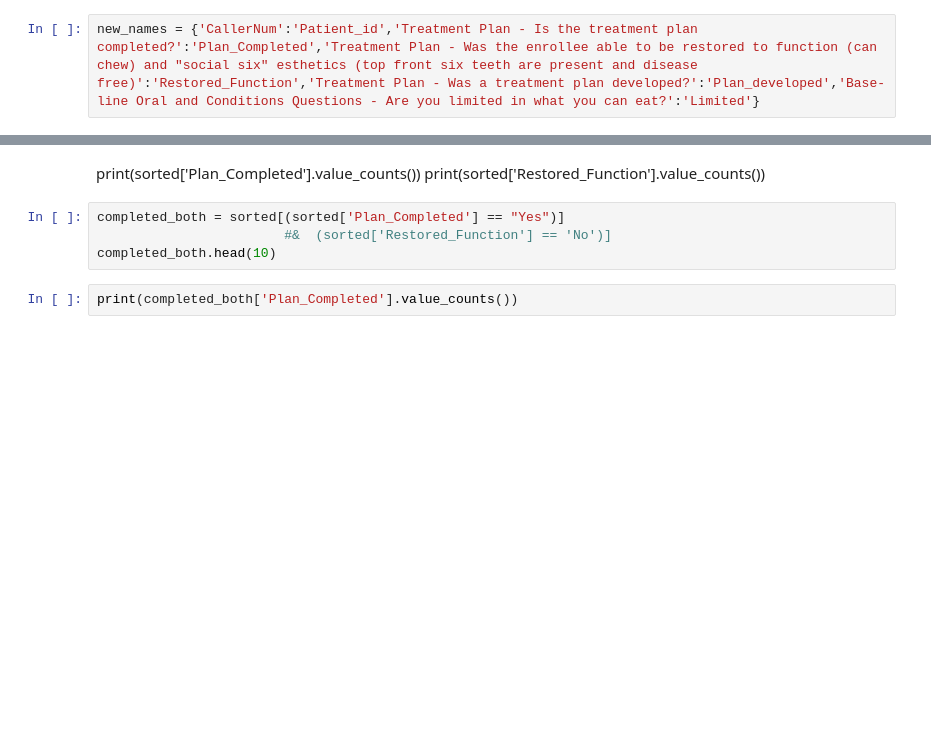
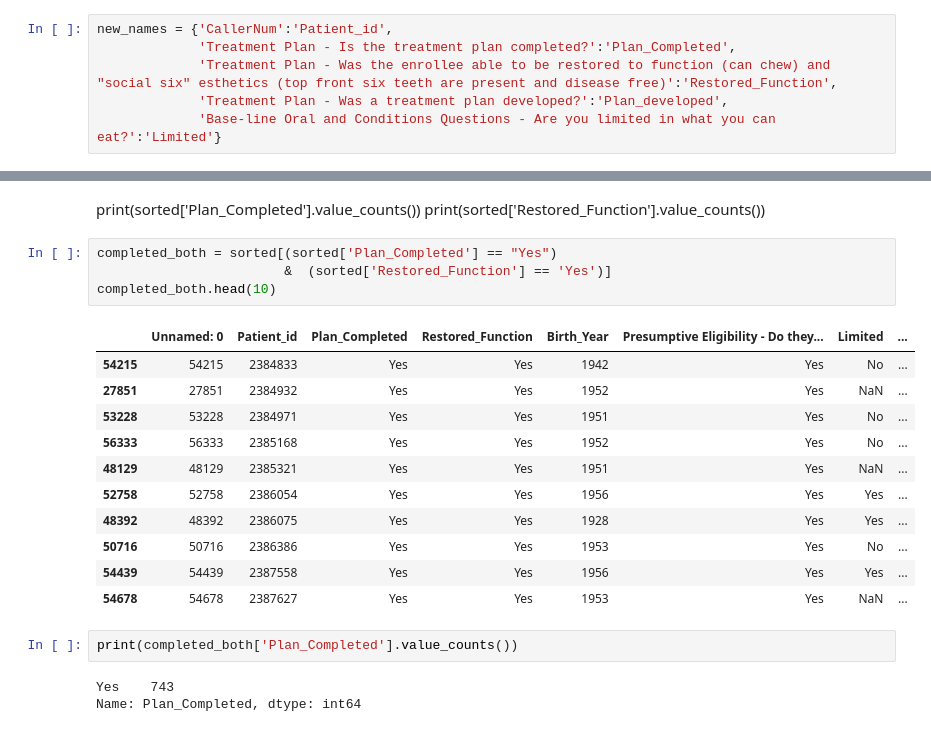
Before and after one commit to Rhunsilval/smile_on_python, a Jupyter notebook: Notebook/outcomes.ipynb, the cells around one changed output, grey strips where cells are left out. Drawn from its saved outputs; the diff is of its cells as text; blank space fills up the shorter version.

```diff
--- a/Notebook/outcomes.ipynb
+++ b/Notebook/outcomes.ipynb
@@ -24,5 +44,9 @@ print(df['Treatment Plan - Was the enrollee able to be restored to function (can
 # %%
-new_names = {'CallerNum':'Patient_id','Treatment Plan - Is the treatment plan completed?':'Plan_Completed','Treatment Plan - Was the enrollee able to be restored to function (can chew) and "social six" esthetics (top front six teeth are present and disease free)':'Restored_Function','Treatment Plan - Was a treatment plan developed?':'Plan_developed','Base-line Oral and Conditions Questions - Are you limited in what you can eat?':'Limited'}
+new_names = {'CallerNum':'Patient_id',
+             'Treatment Plan - Is the treatment plan completed?':'Plan_Completed',
+             'Treatment Plan - Was the enrollee able to be restored to function (can chew) and "social six" esthetics (top front six teeth are present and disease free)':'Restored_Function',
+             'Treatment Plan - Was a treatment plan developed?':'Plan_developed',
+             'Base-line Oral and Conditions Questions - Are you limited in what you can eat?':'Limited'}
 # %%
 df.rename(columns=new_names, inplace=True)
 df.head()
@@ -100,10 +227,25 @@ sorted.head()
 print(sorted['Plan_Completed'].value_counts())
 print(sorted['Restored_Function'].value_counts())
 # %%
-completed_both = sorted[(sorted['Plan_Completed'] == "Yes")]
-                        #&  (sorted['Restored_Function'] == 'No')]
+completed_both = sorted[(sorted['Plan_Completed'] == "Yes")
+                        &  (sorted['Restored_Function'] == 'Yes')]
 completed_both.head(10)
+# %% [output]
+|  | Unnamed: 0 | Patient_id | Plan_Completed | Restored_Function | Birth_Year | Presumptive Eligibility - Do they... | Limited | ... |
+| 54215 | 54215 | 2384833 | Yes | Yes | 1942 | Yes | No | ... |
+| 27851 | 27851 | 2384932 | Yes | Yes | 1952 | Yes | NaN | ... |
+| 53228 | 53228 | 2384971 | Yes | Yes | 1951 | Yes | No | ... |
+| 56333 | 56333 | 2385168 | Yes | Yes | 1952 | Yes | No | ... |
+| 48129 | 48129 | 2385321 | Yes | Yes | 1951 | Yes | NaN | ... |
+| 52758 | 52758 | 2386054 | Yes | Yes | 1956 | Yes | Yes | ... |
+| 48392 | 48392 | 2386075 | Yes | Yes | 1928 | Yes | Yes | ... |
+| 50716 | 50716 | 2386386 | Yes | Yes | 1953 | Yes | No | ... |
+| 54439 | 54439 | 2387558 | Yes | Yes | 1956 | Yes | Yes | ... |
+| 54678 | 54678 | 2387627 | Yes | Yes | 1953 | Yes | NaN | ... |
 # %%
 print(completed_both['Plan_Completed'].value_counts())
+# %% [output]
+Yes    743
+Name: Plan_Completed, dtype: int64
 # %%
 print(completed_both['Patient_id'].value_counts())
```
Also changed, not shown: parts of 26 cells of this notebook, 1 other file.
